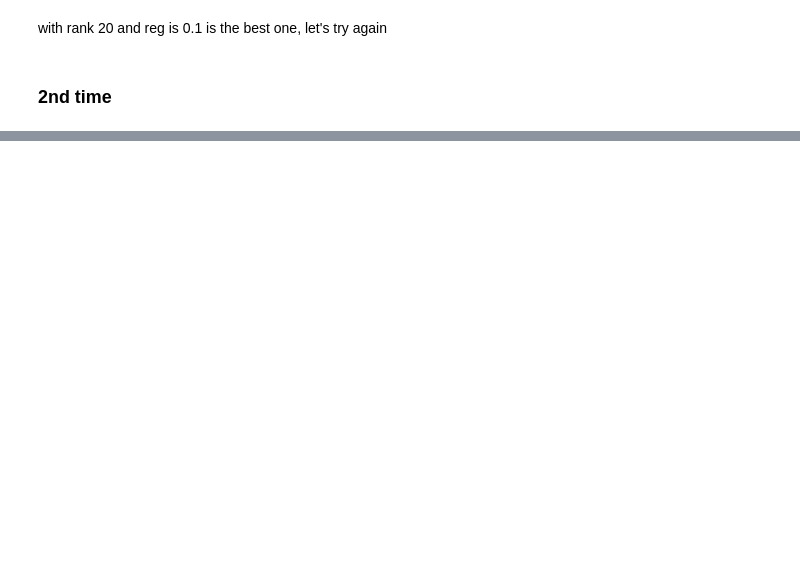
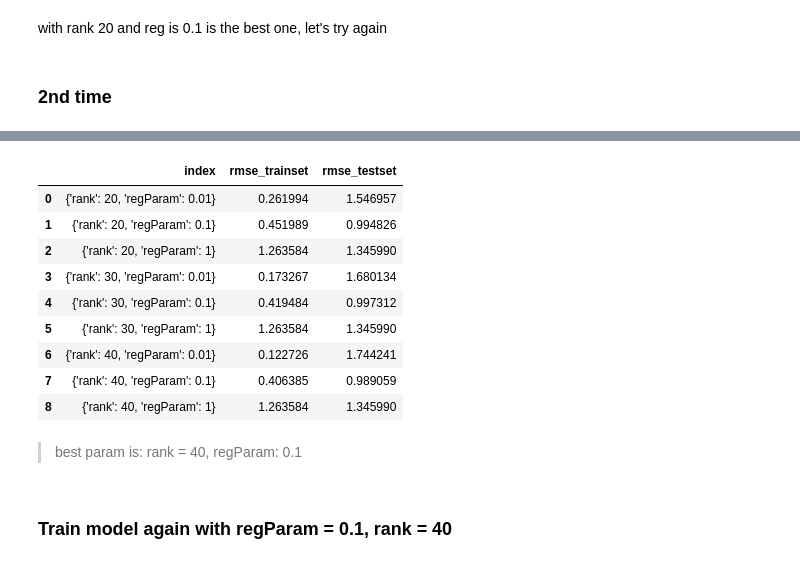
Before and after one commit to tamtridung/rec_sys, a Jupyter notebook: als/als_rec_sys.ipynb, the cells around one changed output, grey strips where cells are left out. Drawn from its saved outputs; the diff is of its cells as text; code cells hidden in the pictures; blank space fills up the shorter version.

```diff
--- a/als/als_rec_sys.ipynb
+++ b/als/als_rec_sys.ipynb
@@ -522,0 +700,12 @@ sns.heatmap(rmse_df, cbar=False, annot=True, fmt=".4g")
+# %%
+age_gender_rating_df = mv_rating.select(
+    'userId',
+    'movieId',
+    'rating',
+    concat(mv_rating['age'], mv_rating['gender']).alias('age_gender')
+)\
+    .groupBy(['age_gender', 'movieId'])\
+    .agg(
+        mean('rating').alias('rating')
+    ).withColumn('age_gender', col('age_gender').cast(IntegerType()))
+age_gender_rating_df.show()
@@ -522,0 +730,2 @@ sns.heatmap(rmse_df, cbar=False, annot=True, fmt=".4g")
+# %%
+AGE_GENDER_COL = 'age_gender'
@@ -522,0 +734,19 @@ sns.heatmap(rmse_df, cbar=False, annot=True, fmt=".4g")
+# %%
+als = ALS(
+    userCol=AGE_GENDER_COL,
+    itemCol=ITEM_COL,
+    ratingCol=RATING_COL,
+    coldStartStrategy="drop",
+    maxIter= 10,
+    regParam= 0.1,
+    rank= 40
+)
+# model_agegender = als.fit(mv_rating)
+# %%
+param_dict = {
+    "rank": [20, 30, 40],
+    "regParam": [0.01, 0.1, 1]
+    # 'maxIter': [7, 10, 15, 20]
+}
+param_grid = generate_param_grid(param_dict)
+param_grid
@@ -522,0 +818,22 @@ sns.heatmap(rmse_df, cbar=False, annot=True, fmt=".4g")
+# %%
+pd.DataFrame(
+    rmse_score_3,
+    columns = ['rmse_trainset', 'rmse_testset'],
+    index = param_grid)\
+    .reset_index()\
+    .style.background_gradient()
+# %% [output]
+|  | index | rmse_trainset | rmse_testset |
+| 0 | {'rank': 20, 'regParam': 0.01} | 0.261994 | 1.546957 |
+| 1 | {'rank': 20, 'regParam': 0.1} | 0.451989 | 0.994826 |
+| 2 | {'rank': 20, 'regParam': 1} | 1.263584 | 1.345990 |
+| 3 | {'rank': 30, 'regParam': 0.01} | 0.173267 | 1.680134 |
+| 4 | {'rank': 30, 'regParam': 0.1} | 0.419484 | 0.997312 |
+| 5 | {'rank': 30, 'regParam': 1} | 1.263584 | 1.345990 |
+| 6 | {'rank': 40, 'regParam': 0.01} | 0.122726 | 1.744241 |
+| 7 | {'rank': 40, 'regParam': 0.1} | 0.406385 | 0.989059 |
+| 8 | {'rank': 40, 'regParam': 1} | 1.263584 | 1.345990 |
+# %% [markdown]
+> best param is: rank = 40, regParam: 0.1
+# %% [markdown]
+### Train model again with regParam = 0.1, rank = 40
```
Also changed, not shown: parts of 42 cells of this notebook, 2 other files.
